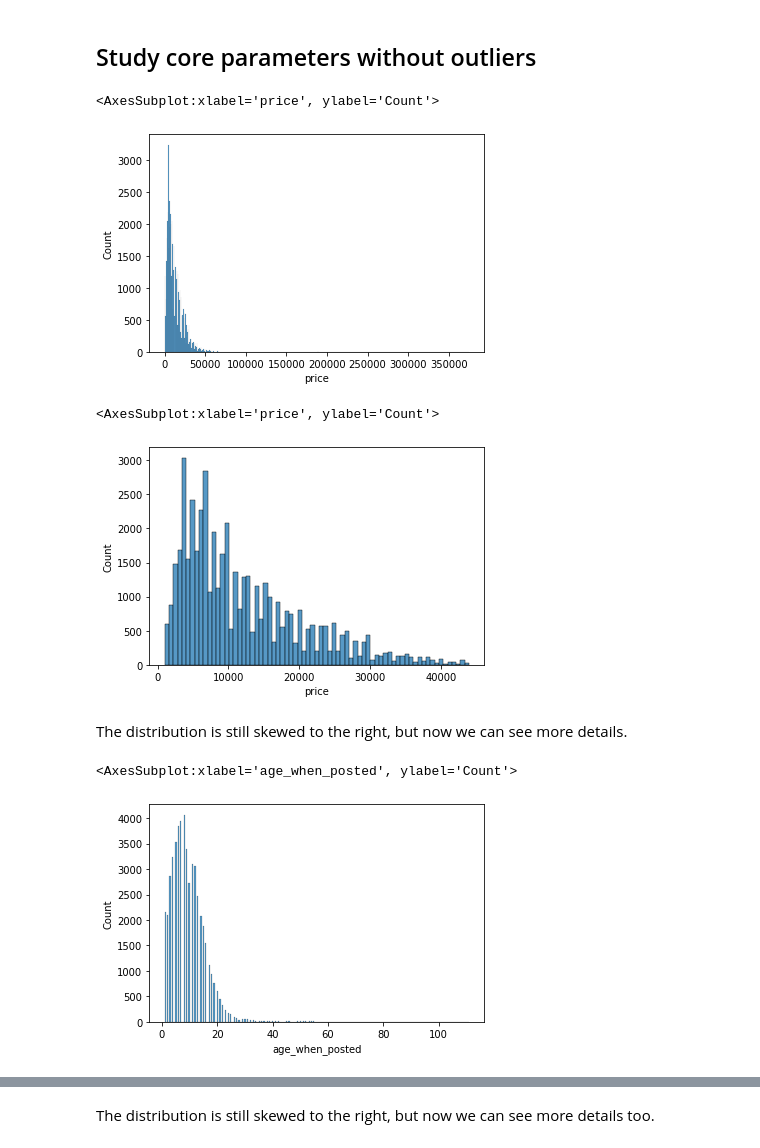
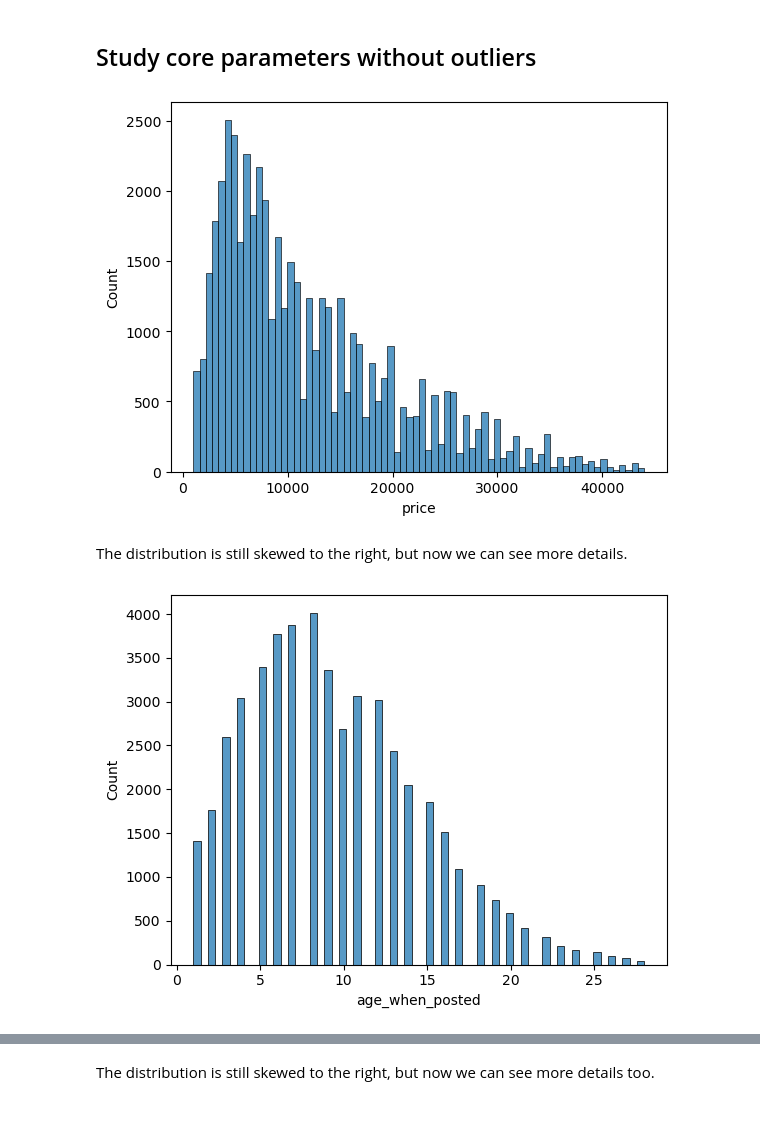
Before and after one commit to sinrabanse/Practicum_project_3, a Jupyter notebook: Practicum_project_3.ipynb, the cells around one changed output, grey strips where cells are left out. Cells and saved outputs as stored; diff of their text form; code cells hidden in the pictures; blank space fills up the shorter version.

```diff
--- a/Practicum_project_3.ipynb
+++ b/Practicum_project_3.ipynb
@@ -1078,0 +639,5 @@ None
+# %%
+filter_outliers = (df['price']>=1000.0)&(df['price']<=43995.0)&(df['age_when_posted']<=28.0)&(df['mileage_per_year']<=43307.0)
+df_without_outliers = df[filter_outliers]
+display(df_without_outliers.info())
+df_without_outliers.describe(include='all')
@@ -1079,19 +677,14 @@ None
 # %% [markdown]
 ## Study core parameters without outliers
 # %%
-sns.histplot(data=df, x='price')
+sns.histplot(data=df_without_outliers, x='price')
+plt.show()
 # %% [output]
-<AxesSubplot:xlabel='price', ylabel='Count'>
-[figure, old version]
+[figure, new version]
-# %%
-sns.histplot(data=df_without_outliers, x='price')
-# %% [output]
-<AxesSubplot:xlabel='price', ylabel='Count'>
-[figure, removed]
 # %% [markdown]
 The distribution is still skewed to the right, but now we can see more details.
 # %%
-sns.histplot(data=df, x='age_when_posted')
+sns.histplot(data=df_without_outliers, x='age_when_posted')
+plt.show()
 # %% [output]
-<AxesSubplot:xlabel='age_when_posted', ylabel='Count'>
-[figure, old version]
+[figure, new version]
```
Also changed, not shown: parts of 130 cells of this notebook.
